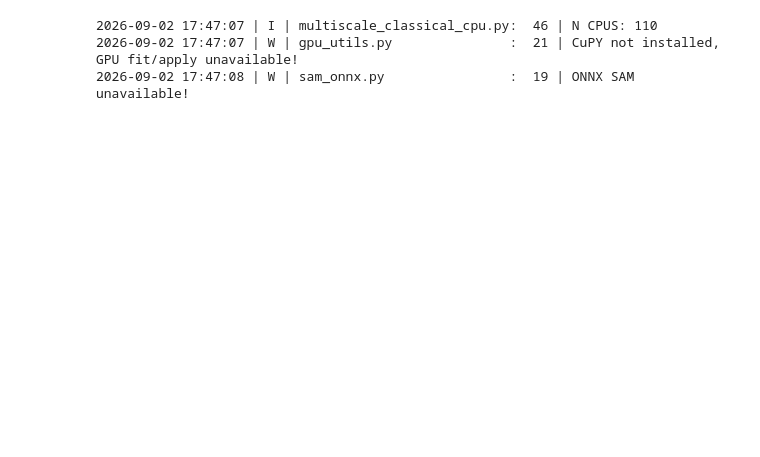
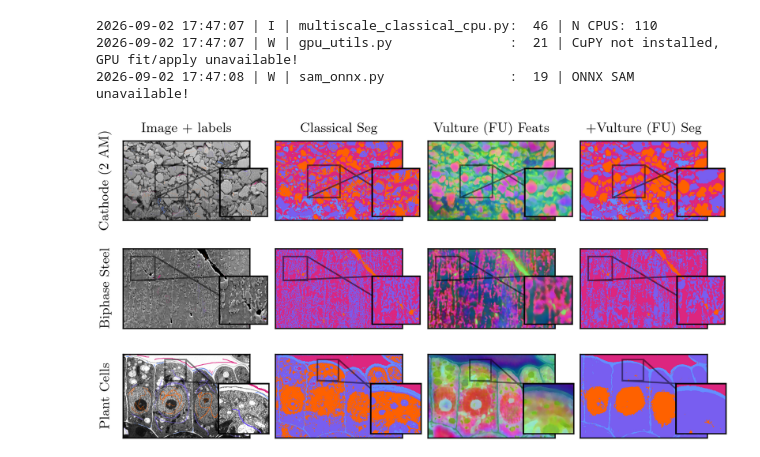
Before and after one commit to tldr-group/vulture, a Jupyter notebook: paper_figures/is_examples.ipynb, the cells around one changed output. Saved outputs shown, nothing was run; the diff lists cells and outputs as text; code cells hidden in the pictures; blank space fills up the shorter version.

```diff
--- a/paper_figures/is_examples.ipynb
+++ b/paper_figures/is_examples.ipynb
@@ -151,31 +151,33 @@ inset_zoom_locs = [(400, 300, 400, 400), (100, 100, 300, 300), (600, 75, 300, 30
 
 for y, row in enumerate(axs):
     if y == 0:
         for x, ax in enumerate(row):
             ax.set_title(titles[x],)
 
     img_arr = np.array(imgs_with_labels[y])
     classical_seg_arr = classical_segs[y]
     deep_seg_arr = deep_segs[y]
 
     row[0].imshow(img_arr)
     row[1].imshow(classical_seg_imgs[y], interpolation="nearest")
     row[2].imshow(feat_imgs[y], interpolation="nearest")
     row[3].imshow(deep_seg_imgs[y], interpolation="nearest")
 
     row[0].set_ylabel(materials[y], )
 
     inset_data_arrs = [img_arr, classical_seg_imgs[y], feat_imgs[y], deep_seg_imgs[y]]
     for x, ax in enumerate(row):
         # ax.get_xaxis().set_visible(False)
         # ax.get_yaxis().set_visible(False)
         ax.tick_params(which="both", bottom=False, top=False, left=False, right=False)
         ax.set_xticklabels([])
         ax.set_yticklabels([])
 
         add_inset_zoom(inset_zoom_locs[y], [0.65, 0.05, 0.6, 0.6], inset_data_arrs[x], None, ax  )
 
-SAVE = True
+SAVE = False
 if SAVE:
     plt.savefig('fig_pdf/vulture_micro_examples.pdf', dpi=300,bbox_inches='tight')
     plt.close()
+# %% [output]
+[figure, added]
```
